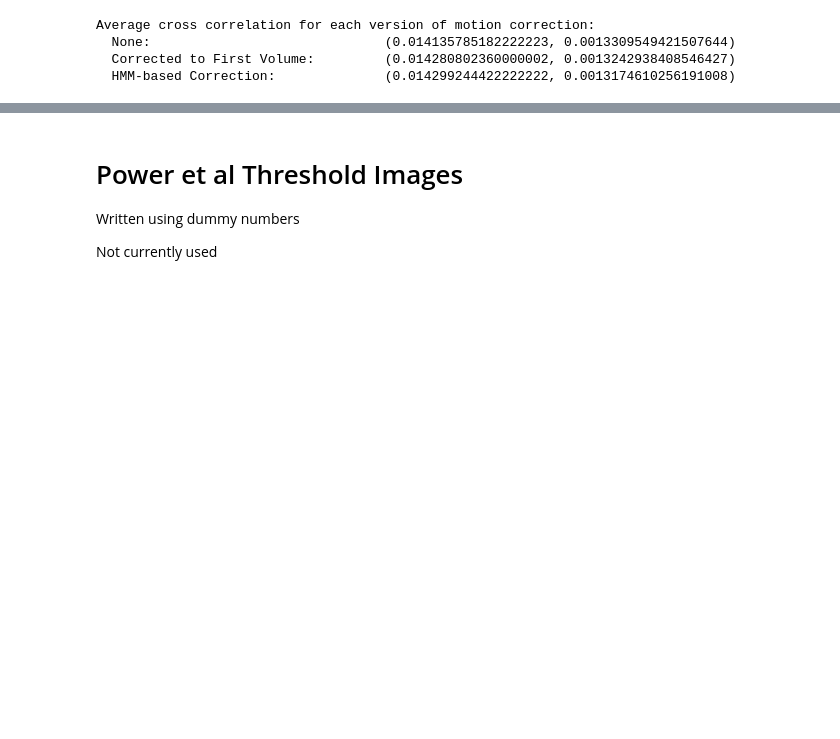
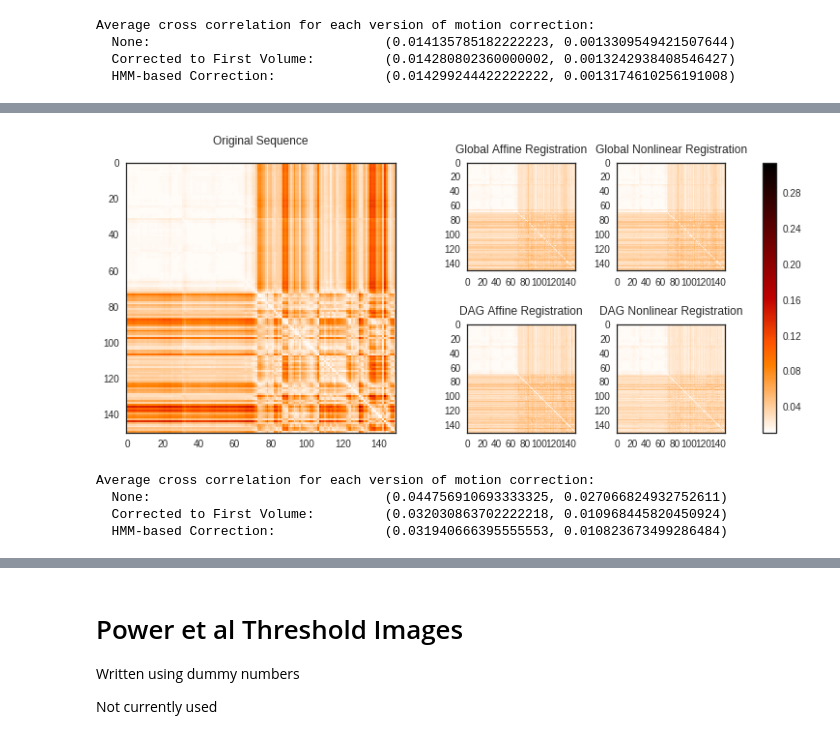
Before and after one commit to jmschabdach/markov-movement-correction, a Jupyter notebook: figureGeneration.ipynb, the cells around one changed output, grey strips where cells are left out. Drawn from its saved outputs; the diff is of its cells as text; code cells hidden in the pictures; blank space fills up the shorter version.

```diff
--- a/figureGeneration.ipynb
+++ b/figureGeneration.ipynb
@@ -1287,0 +1445,26 @@ Average cross correlation for each version of motion correction:
+# %%
+# testing the plot 5 correlation matrices function
+# Subject 0
+subjID = 0
+saveFn = "figures/correlMatrix-subj00-All.png"
+cmap = plotCorrelationMatrices5GivenCMapRange(origMatricesLinearSorted[subjID],
+                         firstMatricesLinearSorted[subjID],
+                         firstMatricesNonlinearSorted[subjID],
+                         hmmMatricesLinearSorted[subjID],
+                         hmmMatricesNonlinearSorted[subjID],
+                         minVal, maxVal,
+                         title1="Original Sequence", title2="Global Affine Registration",
+                         title3="Global Nonlinear Registration", title4="DAG Affine Registration",
+                         title5="DAG Nonlinear Registration",
+                         outFn=saveFn)
+
+print("Average cross correlation for each version of motion correction:")
+print("  None:                             ", calculateCorrelationRatioStats(origMatricesLinearSorted[subjID]))
+print("  Corrected to First Volume:        ", calculateCorrelationRatioStats(firstMatricesLinearSorted[subjID]))
+print("  HMM-based Correction:             ", calculateCorrelationRatioStats(hmmMatricesLinearSorted[subjID]))
+# %% [output]
+[figure, added]
+Average cross correlation for each version of motion correction:
+  None:                              (0.044756910693333325, 0.027066824932752611)
+  Corrected to First Volume:         (0.032030863702222218, 0.010968445820450924)
+  HMM-based Correction:              (0.031940666395555553, 0.010823673499286484)
```
Also changed, not shown: parts of 27 cells of this notebook, 2 other files.
